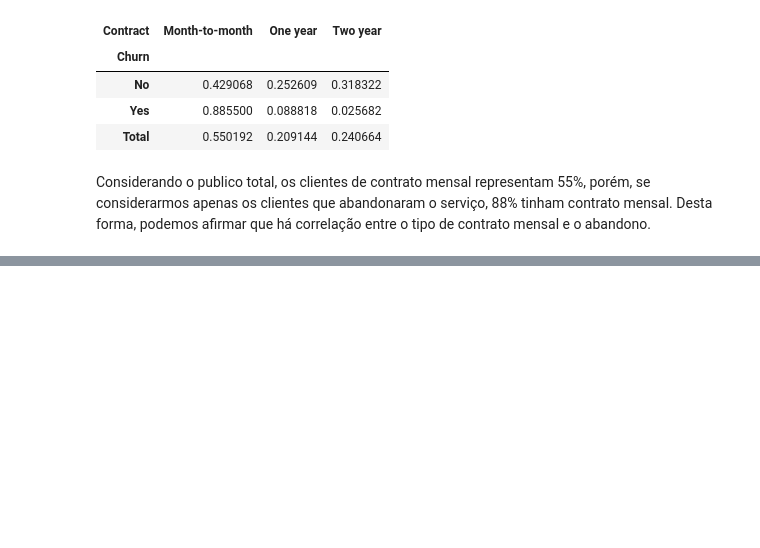
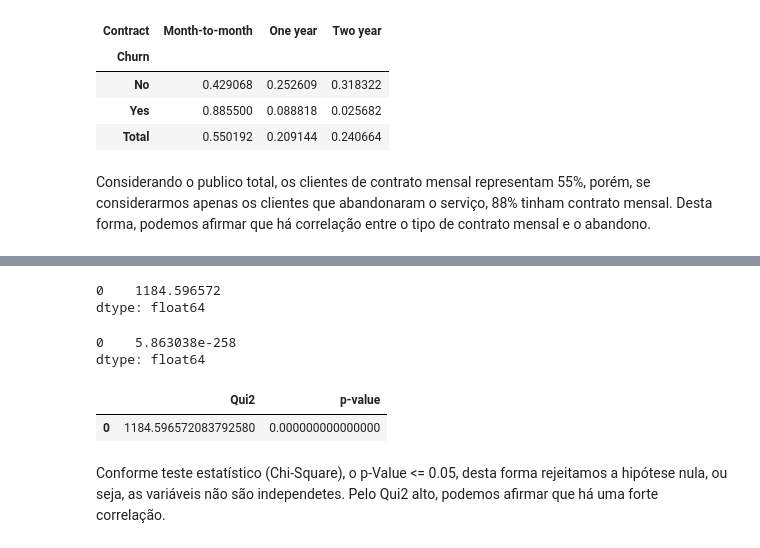
Before and after one commit to danilosalvador/IA_EDA, a Jupyter notebook: eda_churn.ipynb, the cells around one changed output, grey strips where cells are left out. Cells and saved outputs as stored; diff of their text form; code cells hidden in the pictures; blank space fills up the shorter version.

```diff
--- a/eda_churn.ipynb
+++ b/eda_churn.ipynb
@@ -724,0 +752,30 @@ Considerando o publico total, os clientes de contrato mensal representam 55%, po
+# %%
+scores_churn_contract = pd.Series(chi_scores_churn_contract[0]) # statistic
+# %%
+# statistic
+scores_churn_contract
+# %% [output]
+0    1184.596572
+dtype: float64
+# %%
+pvalues_churn_contract = pd.Series(chi_scores_churn_contract[1]) # pvalue
+# %%
+# pvalue
+pvalues_churn_contract
+# %% [output]
+0    5.863038e-258
+dtype: float64
+# %%
+# Configuração para apresentar números com decimais sem a notação científica
+pd.set_option('display.float_format', lambda x: '%.15f' % x)
+# %%
+# Criar Datagrame com os resultados
+df_chi_scores_churn_contract = pd.DataFrame({'Qui2': scores_churn_contract, 'p-value': pvalues_churn_contract})
+# %%
+# Analisar Scores e p-Values
+df_chi_scores_churn_contract
+# %% [output]
+|  | Qui2 | p-value |
+| 0 | 1184.596572083792580 | 0.000000000000000 |
+# %% [markdown]
+Conforme teste estatístico (Chi-Square), o p-Value <= 0.05, desta forma rejeitamos a hipótese nula, ou seja, as variáveis não são independetes. Pelo Qui2 alto, podemos afirmar que há uma forte correlação.
```
Also changed, not shown: parts of 6 cells of this notebook, 2 other files.
